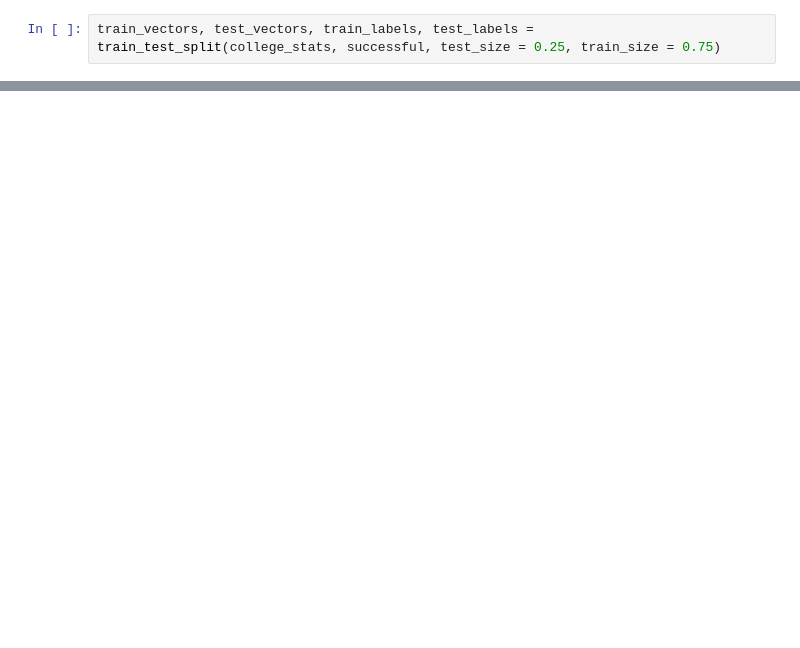
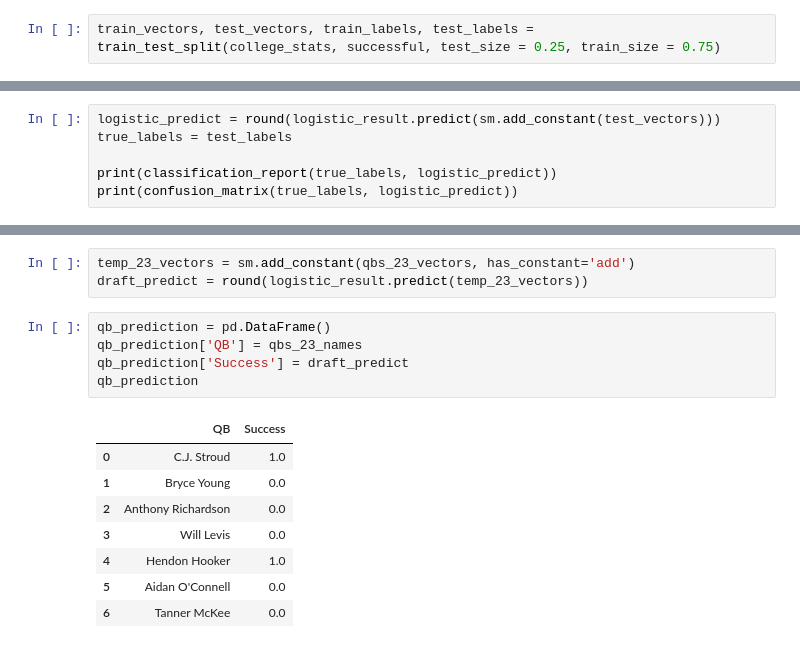
Before and after one commit to JakeBulat/CMSE-202-Group-Project-Sports-, a Jupyter notebook: cfb_to_rookie_season.ipynb, the cells around one changed output, grey strips where cells are left out. Drawn from its saved outputs; the diff is of its cells as text; blank space fills up the shorter version.

```diff
--- a/cfb_to_rookie_season.ipynb
+++ b/cfb_to_rookie_season.ipynb
@@ -105 +120,7 @@ Rate            -0.2837      0.423     -0.670      0.503      -1.113       0.546
 ================================================================================
+# %%
+logistic_predict = round(logistic_result.predict(sm.add_constant(test_vectors)))
+true_labels = test_labels
+
+print(classification_report(true_labels, logistic_predict))
+print(confusion_matrix(true_labels, logistic_predict))
@@ -105,0 +203,17 @@ Rate            -0.2837      0.423     -0.670      0.503      -1.113       0.546
+# %%
+temp_23_vectors = sm.add_constant(qbs_23_vectors, has_constant='add')
+draft_predict = round(logistic_result.predict(temp_23_vectors))
+# %%
+qb_prediction = pd.DataFrame()
+qb_prediction['QB'] = qbs_23_names
+qb_prediction['Success'] = draft_predict
+qb_prediction
+# %% [output]
+|  | QB | Success |
+| 0 | C.J. Stroud | 1.0 |
+| 1 | Bryce Young | 0.0 |
+| 2 | Anthony Richardson | 0.0 |
+| 3 | Will Levis | 0.0 |
+| 4 | Hendon Hooker | 1.0 |
+| 5 | Aidan O'Connell | 0.0 |
+| 6 | Tanner McKee | 0.0 |
```
Also changed, not shown: parts of 10 cells of this notebook.
